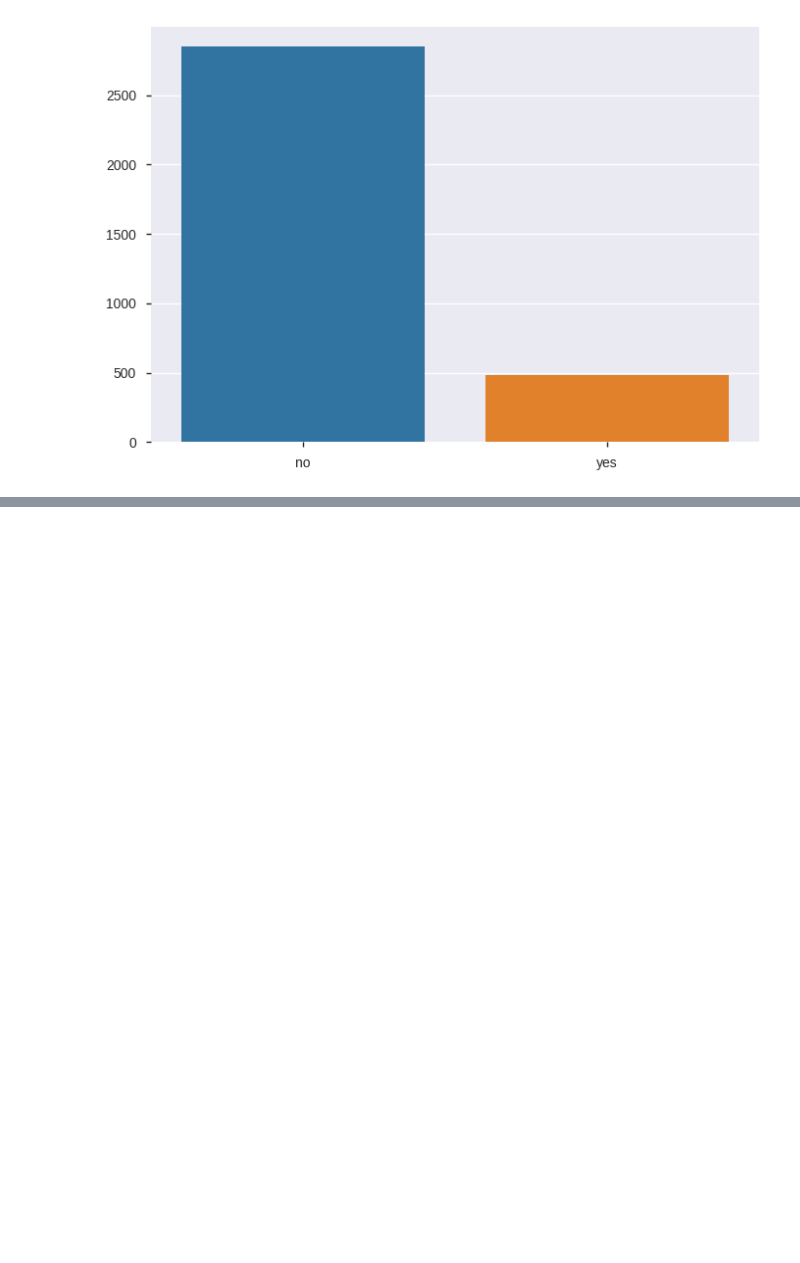
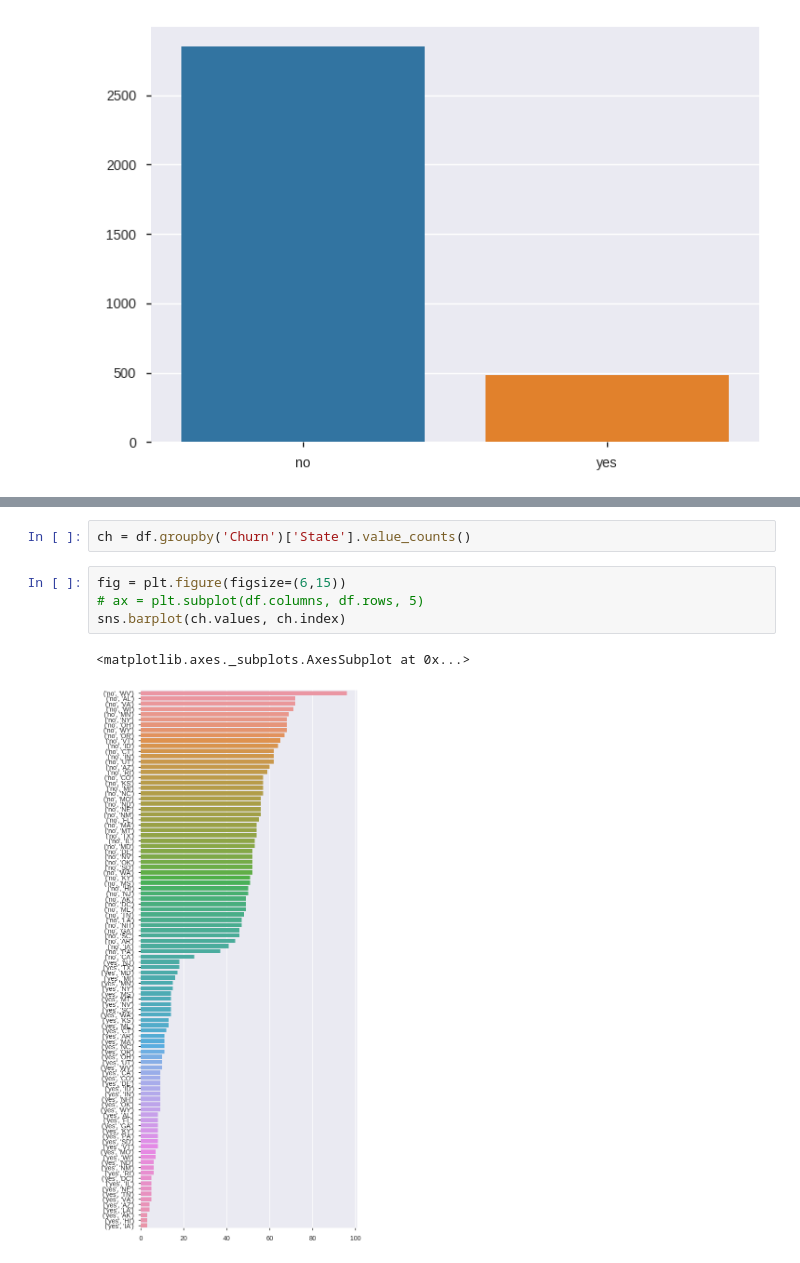
Before and after one commit to Emmaf97/Datamining2-labs, a Jupyter notebook: Welcome_To_Colaboratory.ipynb, the cells around one changed output, grey strips where cells are left out. Drawn from its saved outputs; the diff is of its cells as text; blank space fills up the shorter version.

```diff
--- a/Welcome_To_Colaboratory.ipynb
+++ b/Welcome_To_Colaboratory.ipynb
@@ -133,0 +146,9 @@ plt.show()
+# %%
+ch = df.groupby('Churn')['State'].value_counts()
+# %%
+fig = plt.figure(figsize=(6,15))
+# ax = plt.subplot(df.columns, df.rows, 5)
+sns.barplot(ch.values, ch.index)
+# %% [output]
+<matplotlib.axes._subplots.AxesSubplot at 0x...>
+[figure, added]
```
Also changed, not shown: parts of 2 cells of this notebook.
